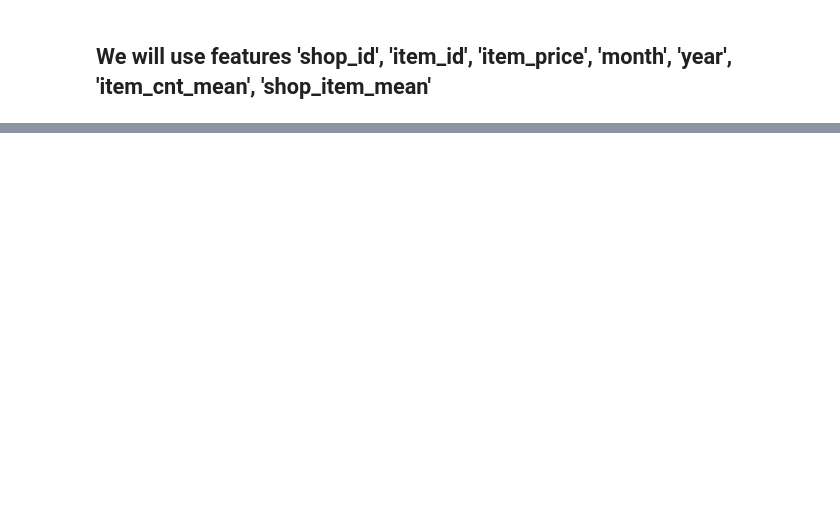
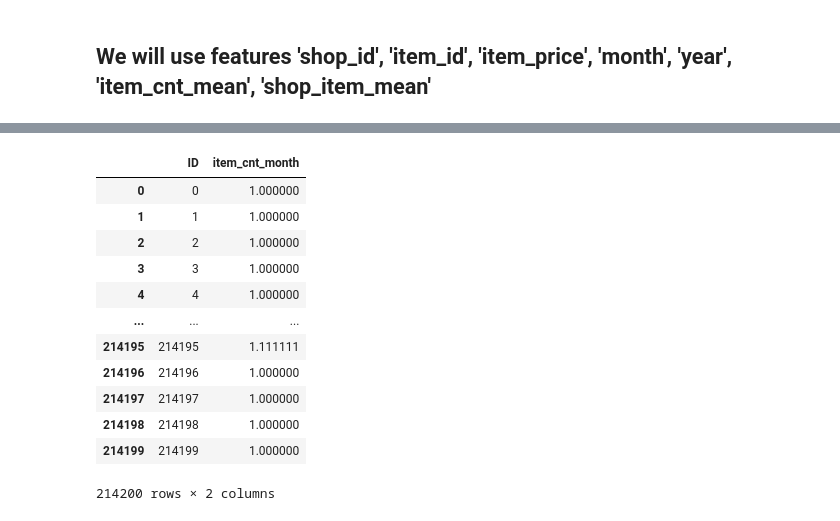
Before and after one commit to Evgeniy-2000/ML_practice_project, a Jupyter notebook: Main.ipynb, the cells around one changed output, grey strips where cells are left out. Saved outputs shown, nothing was run; the diff lists cells and outputs as text; code cells hidden in the pictures; blank space fills up the shorter version.

```diff
--- a/Main.ipynb
+++ b/Main.ipynb
@@ -293,7 +295,7 @@ See the caveats in the documentation: https://pandas.pydata.org/pandas-docs/stab
 knn_scaler = MinMaxScaler()
 knn_scaler.fit(knn_train)
 knn_train = knn_scaler.transform(knn_train)
-#knn_test = knn_scaler.transform(knn_test)
+knn_test = knn_scaler.transform(knn_test)
 # %%
 knn_model = KNeighborsRegressor(n_neighbors=9, leaf_size=13, n_jobs=-1)
 knn_model.fit(knn_train, Y_train_sampled)
@@ -310,0 +325,18 @@ knn_test_pred
+# %%
+test['item_cnt_month'] = knn_test_pred
+#test = test.drop(['item_id', 'shop_id'], axis=1)
+test.reset_index(drop=True)
+# %% [output]
+|  | ID | item_cnt_month |
+| 0 | 0 | 1.000000 |
+| 1 | 1 | 1.000000 |
+| 2 | 2 | 1.000000 |
+| 3 | 3 | 1.000000 |
+| 4 | 4 | 1.000000 |
+| ... | ... | ... |
+| 214195 | 214195 | 1.111111 |
+| 214196 | 214196 | 1.000000 |
+| 214197 | 214197 | 1.000000 |
+| 214198 | 214198 | 1.000000 |
+| 214199 | 214199 | 1.000000 |
+214200 rows × 2 columns
```
Also changed, not shown: parts of 20 cells of this notebook.
